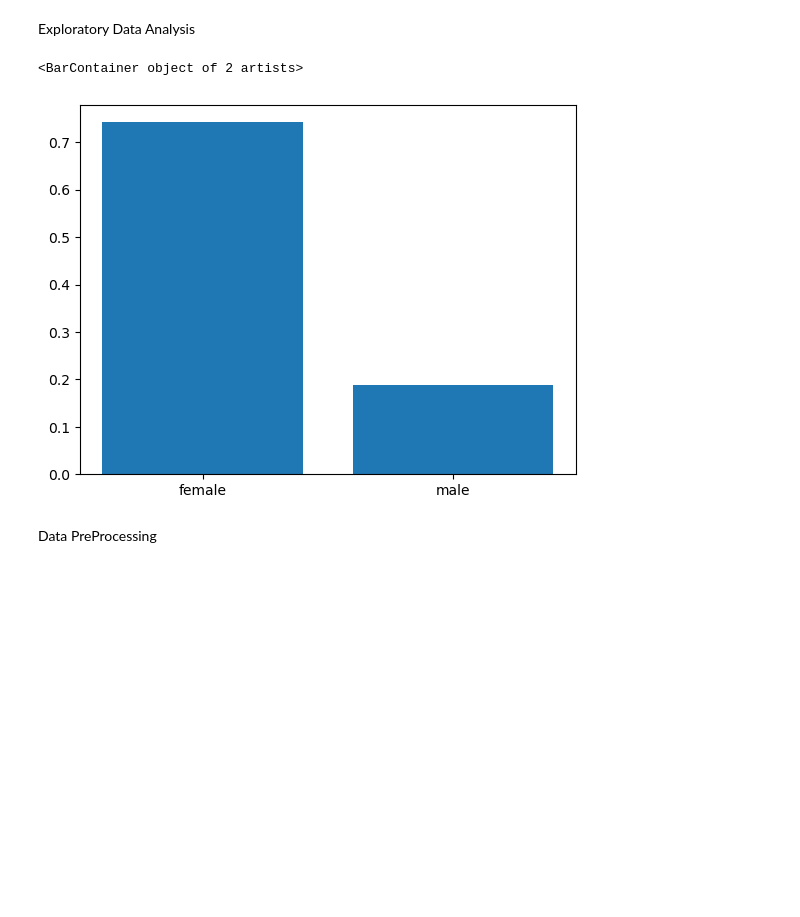
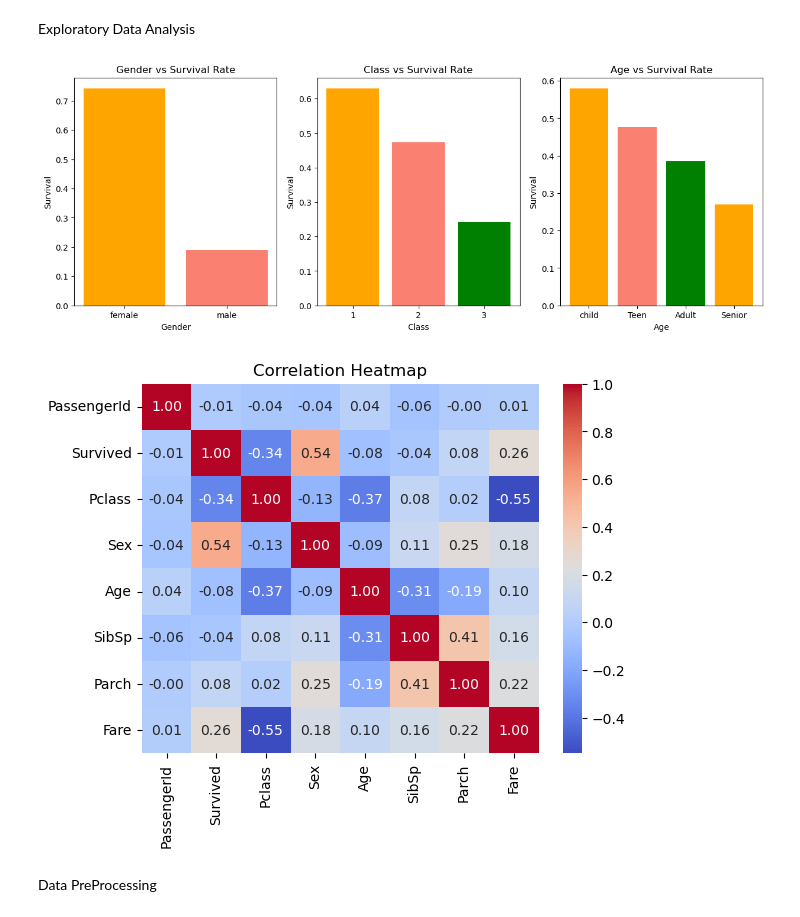
Before and after one commit to adithyakn/titanic-ml-comparison, a Jupyter notebook: notebooks/titanic_analysis.ipynb, the cells around one changed output. Cells and saved outputs as stored; diff of their text form; code cells hidden in the pictures; blank space fills up the shorter version.

```diff
--- a/notebooks/titanic_analysis.ipynb
+++ b/notebooks/titanic_analysis.ipynb
@@ -43,20 +44,46 @@ Exploratory Data Analysis
 # %%
 df.shape
 # df.info()
 
 df["Survived"].value_counts
 
-result = df.groupby('Sex')['Survived'].mean()
-df.groupby("Pclass")['Survived'].mean()
+gender_result = df.groupby('Sex')['Survived'].mean()
+df['Sex'] = df['Sex'].map({'male': 0, 'female': 1})
+class_result = df.groupby("Pclass")['Survived'].mean()
 bins = [0, 12, 17, 59, 100]
 labels = ['child', 'Teen', 'Adult', 'Senior']
 df['AgeGroup'] = pd.cut(df['Age'], bins=bins, labels=labels)
-df.groupby('AgeGroup')['Survived'].mean()
+age_result = df.groupby('AgeGroup')['Survived'].mean()
 
 
-plt.bar(result.index, result.values)
+fig, axes = plt.subplots(1, 3, figsize=(15, 5))
+#plot 1
+axes[0].bar(gender_result.index, gender_result.values, color=['orange', 'salmon', 'green'])
+axes[0].set_title("Gender vs Survival Rate")
+axes[0].set_xlabel("Gender")
+axes[0].set_ylabel("Survival")
+
+#plot 2
+axes[1].bar(class_result.index, class_result.values, color=['orange', 'salmon', 'green'])
+axes[1].set_title("Class vs Survival Rate")
+axes[1].set_xlabel("Class")
+axes[1].set_ylabel("Survival")
+axes[1].set_xticks([1, 2, 3])
+
+#plot 3
+axes[2].bar(age_result.index, age_result.values, color=['orange', 'salmon', 'green'])
+axes[2].set_title("Age vs Survival Rate")
+axes[2].set_xlabel("Age")
+axes[2].set_ylabel("Survival")
+
+
+plt.figure()
+corr_matrix = df.select_dtypes(include='number').corr()
+sns.heatmap(corr_matrix, annot=True, cmap='coolwarm', fmt='.2f')
+plt.title("Correlation Heatmap")
+plt.show()
 # %% [output]
-<BarContainer object of 2 artists>
-[figure, old version]
+[figure, new version]
+[figure, added]
 # %% [markdown]
 Data PreProcessing
```
Also changed, not shown: parts of 2 cells of this notebook.
